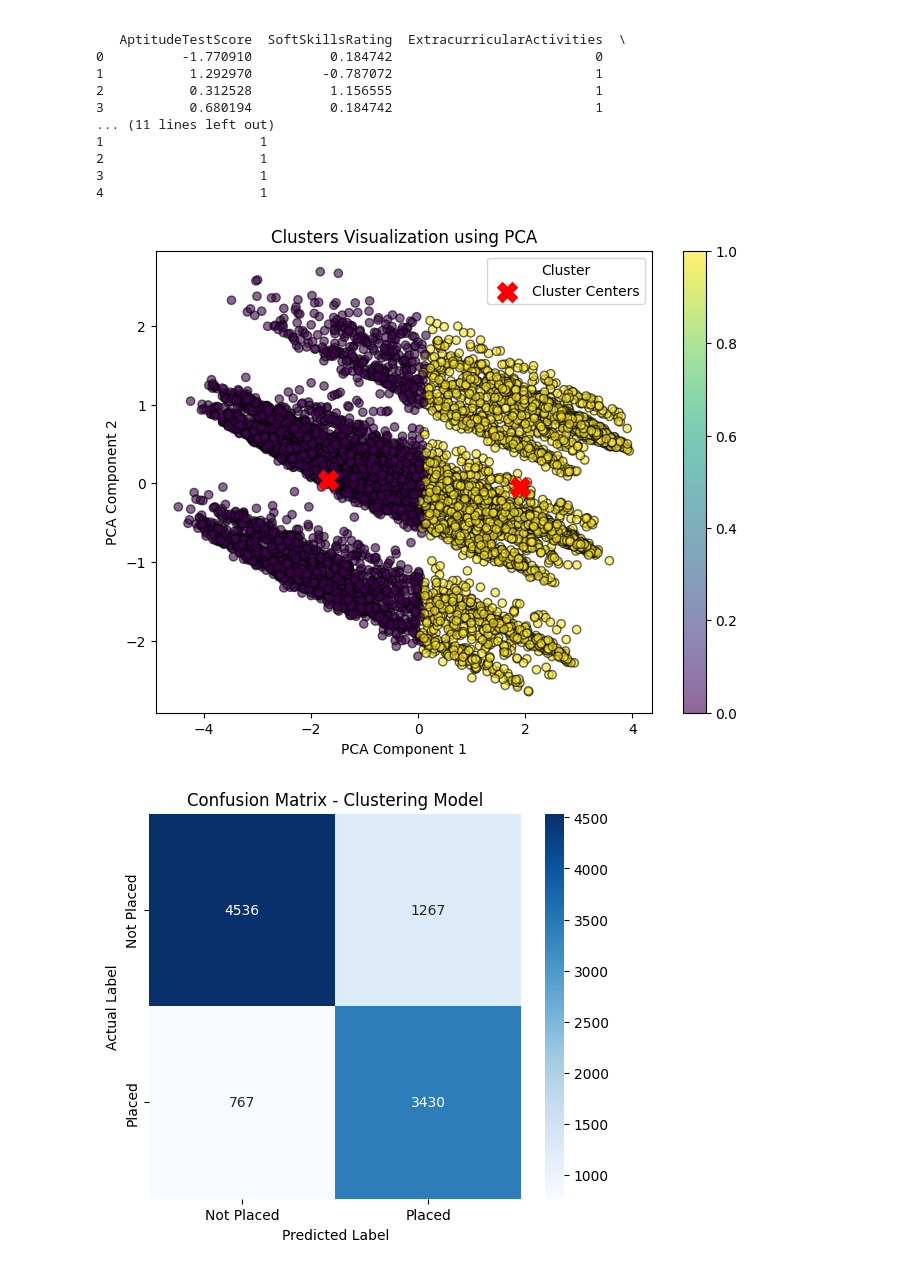
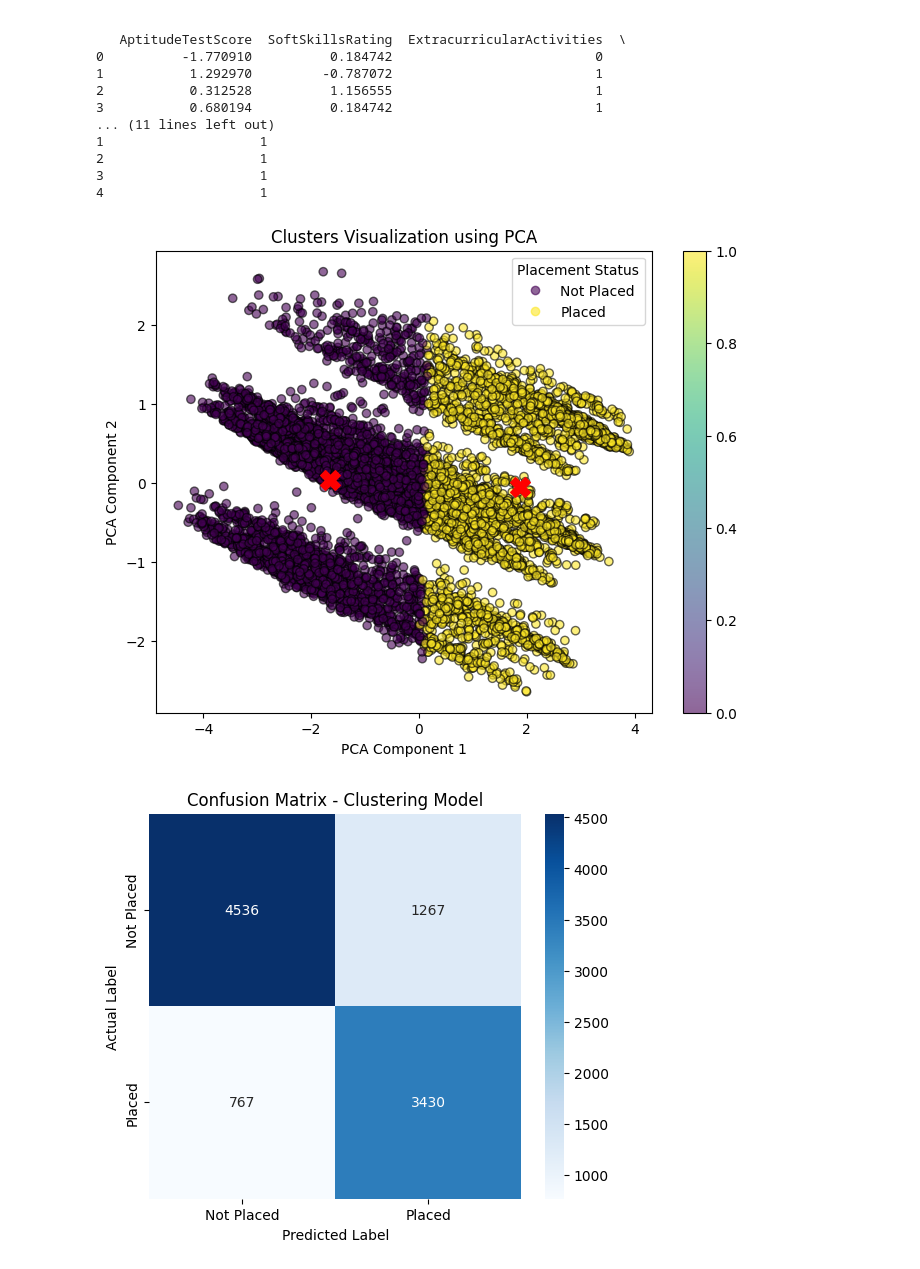
Before and after one commit to Hadeelhs/student-placement-prediction, a Jupyter notebook: placement_prediction.ipynb, the cells around one changed output. Saved outputs shown, nothing was run; the diff lists cells and outputs as text; code cells hidden in the pictures.

Commit message:
legend added

```diff
--- a/placement_prediction.ipynb
+++ b/placement_prediction.ipynb
@@ -113,22 +113,26 @@ print(data_clean.head())  # Verify output
 3                    1
 4                    1
 # %%
-# 🔥 PCA for Cluster Visualization with Center Points
+# Cluster Visualization with Center Points
 pca = PCA(n_components=2)
-X_pca = pca.fit_transform(features)  # Only numerical features
+X_pca = pca.fit_transform(features)
 
 # Get cluster centers
 cluster_centers_pca = pca.transform(kmeans.cluster_centers_)
 
 plt.figure(figsize=(8, 6))
-plt.scatter(X_pca[:, 0], X_pca[:, 1], c=kmeans.predict(features), cmap='viridis', alpha=0.6, edgecolor='k')
+scatter= plt.scatter(X_pca[:, 0], X_pca[:, 1], c=kmeans.predict(features), cmap='viridis', alpha=0.6, edgecolor='k')
 plt.colorbar()
 plt.scatter(cluster_centers_pca[:, 0], cluster_centers_pca[:, 1], c='red', marker='X', s=200, label="Cluster Centers")
 plt.xlabel("PCA Component 1")
 plt.ylabel("PCA Component 2")
 plt.title("Clusters Visualization using PCA")
-plt.legend(title="Cluster")
+# Custom legend for PlacementStatus
+handles, labels = scatter.legend_elements(prop="colors")
+custom_labels = ['Not Placed' if status == 0 else 'Placed' for status in data_clean['PlacementStatus'].unique()]
+plt.legend(handles, custom_labels, title="Placement Status")
+
 plt.show()
 # %% [output]
-[figure, old version]
+[figure, new version]
 # %%
```
Also changed, not shown: parts of 2 cells of this notebook.
